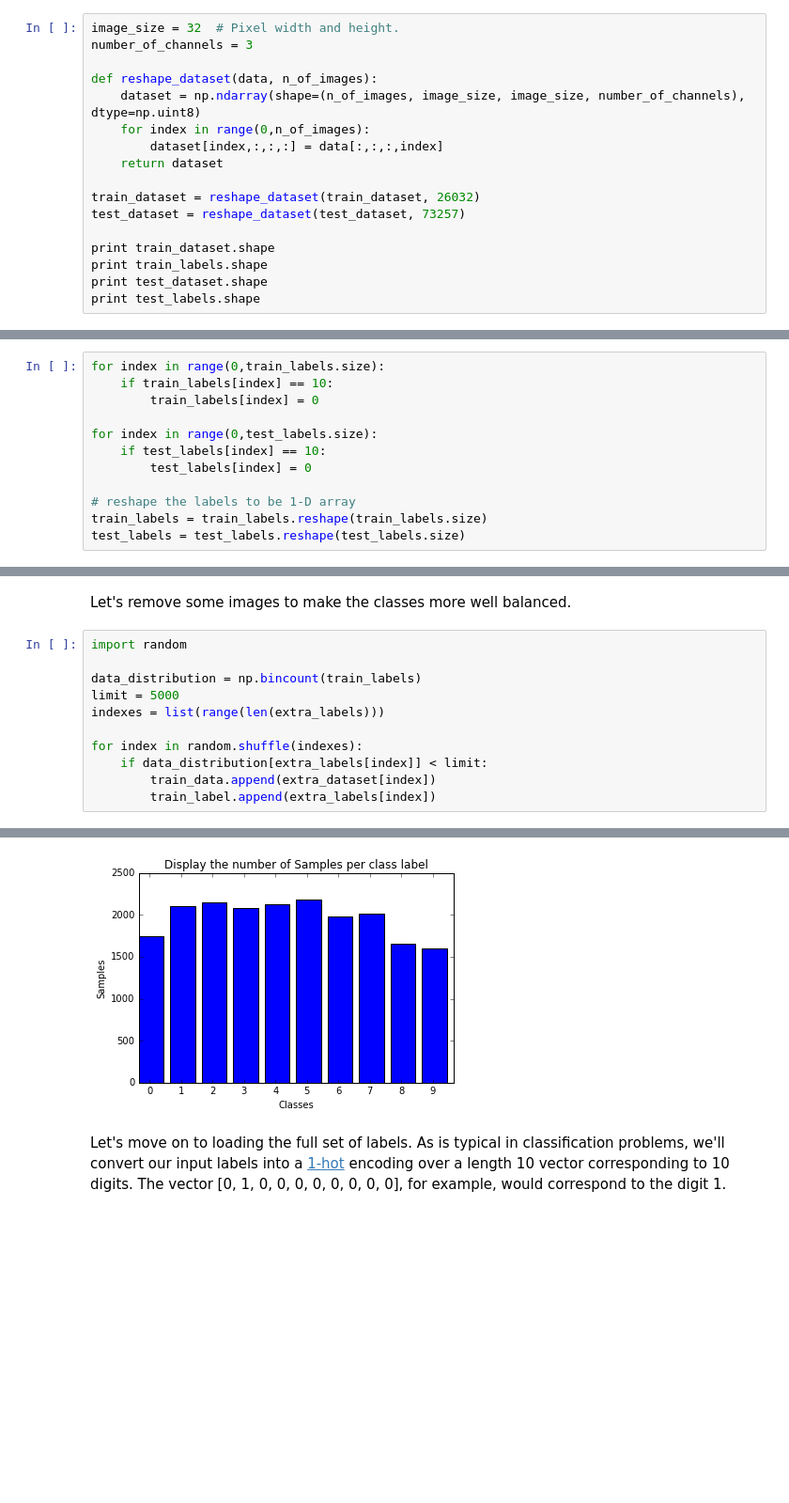
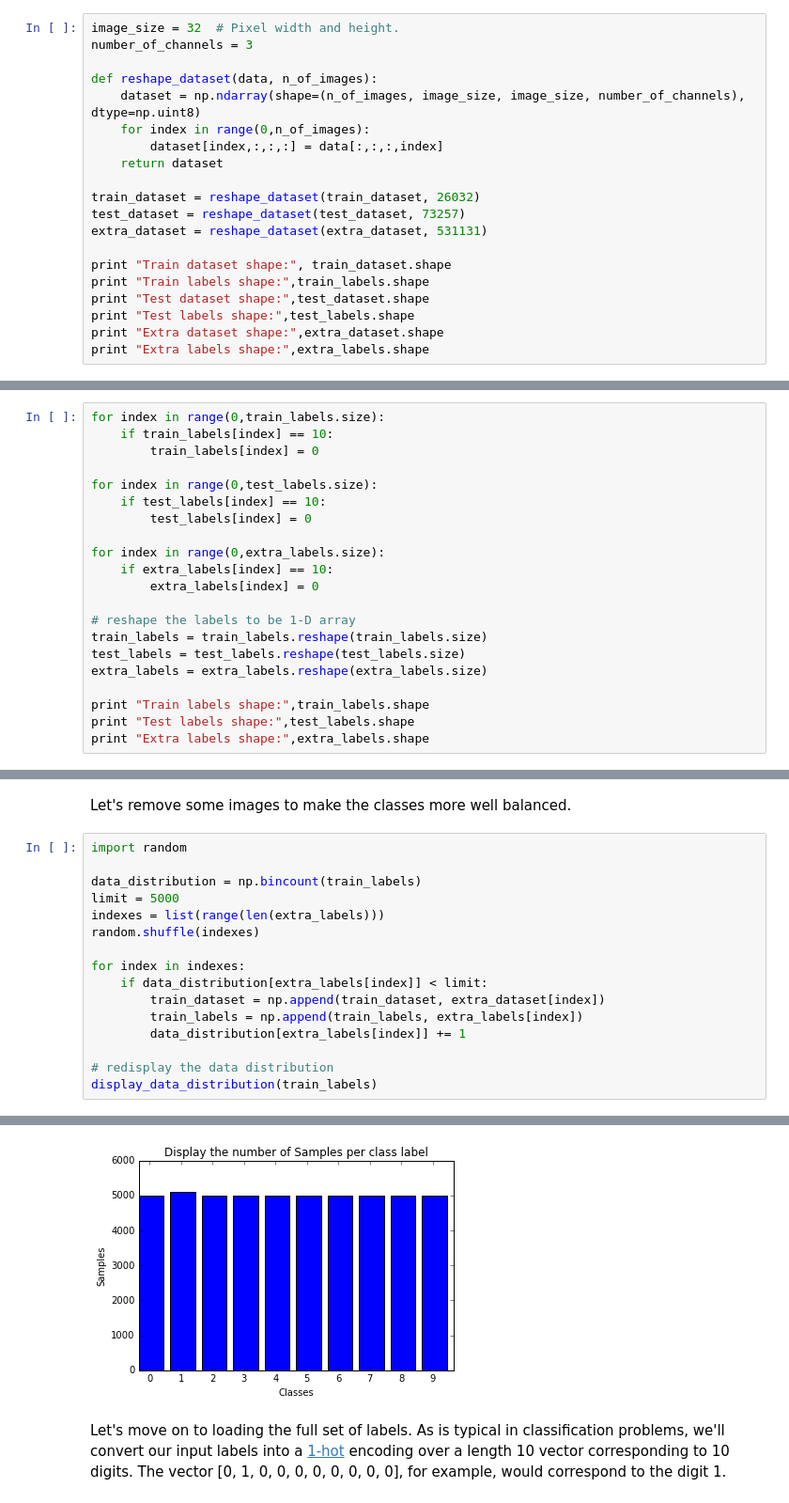
Before and after one commit to thalles753/machine-learning, a Jupyter notebook: projects/capstone/my_project/image_segmentation_recognizer.ipynb, the cells around one changed output, grey strips where cells are left out. Shown: that part at 94% size. Drawn from its saved outputs; the diff is of its cells as text; blank space fills up the shorter version.

Commit message:
class distribution

```diff
--- a/projects/capstone/my_project/image_segmentation_recognizer.ipynb
+++ b/projects/capstone/my_project/image_segmentation_recognizer.ipynb
@@ -73,9 +82,12 @@ def reshape_dataset(data, n_of_images):
 
 train_dataset = reshape_dataset(train_dataset, 26032)
 test_dataset = reshape_dataset(test_dataset, 73257)
+extra_dataset = reshape_dataset(extra_dataset, 531131)
 
-print train_dataset.shape
-print train_labels.shape
-print test_dataset.shape
-print test_labels.shape
+print "Train dataset shape:", train_dataset.shape
+print "Train labels shape:",train_labels.shape
+print "Test dataset shape:",test_dataset.shape
+print "Test labels shape:",test_labels.shape
+print "Extra dataset shape:",extra_dataset.shape
+print "Extra labels shape:",extra_labels.shape
 # %% [output]
@@ -157,6 +171,15 @@ for index in range(0,test_labels.size):
     if test_labels[index] == 10:
         test_labels[index] = 0
 
+for index in range(0,extra_labels.size):
+    if extra_labels[index] == 10:
+        extra_labels[index] = 0
+
 # reshape the labels to be 1-D array
 train_labels = train_labels.reshape(train_labels.size)
 test_labels = test_labels.reshape(test_labels.size)
+extra_labels = extra_labels.reshape(extra_labels.size)
+
+print "Train labels shape:",train_labels.shape
+print "Test labels shape:",test_labels.shape
+print "Extra labels shape:",extra_labels.shape
@@ -191,9 +218,14 @@ import random
 data_distribution = np.bincount(train_labels)
 limit = 5000
 indexes = list(range(len(extra_labels)))
+random.shuffle(indexes)
 
-for index in random.shuffle(indexes):
+for index in indexes:
     if data_distribution[extra_labels[index]] < limit:
-        train_data.append(extra_dataset[index])
-        train_label.append(extra_labels[index])
+        train_dataset = np.append(train_dataset, extra_dataset[index])
+        train_labels = np.append(train_labels, extra_labels[index])
+        data_distribution[extra_labels[index]] += 1
+
+# redisplay the data distribution
+display_data_distribution(train_labels)
 # %% [output]
@@ -201,4 +232,4 @@ for index in random.shuffle(indexes):
-[figure, old version]
+[figure, new version]
 # %% [markdown]
 Let's move on to loading the full set of labels. As is typical in classification problems, we'll convert our input labels into a [1-hot](https://en.wikipedia.org/wiki/One-hot) encoding over a length 10 vector corresponding to 10 digits. The vector [0, 1, 0, 0, 0, 0, 0, 0, 0, 0], for example, would correspond to the digit 1.
 # %%
```
Also changed, not shown: parts of 4 cells of this notebook.
